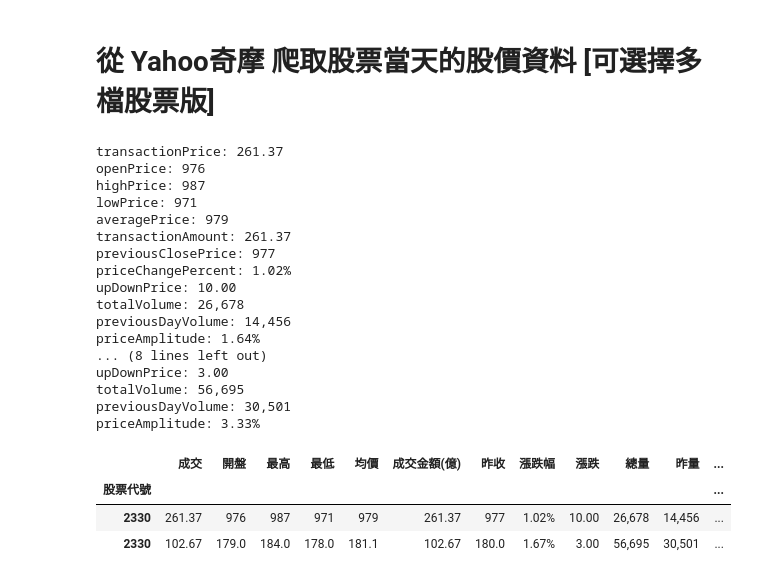
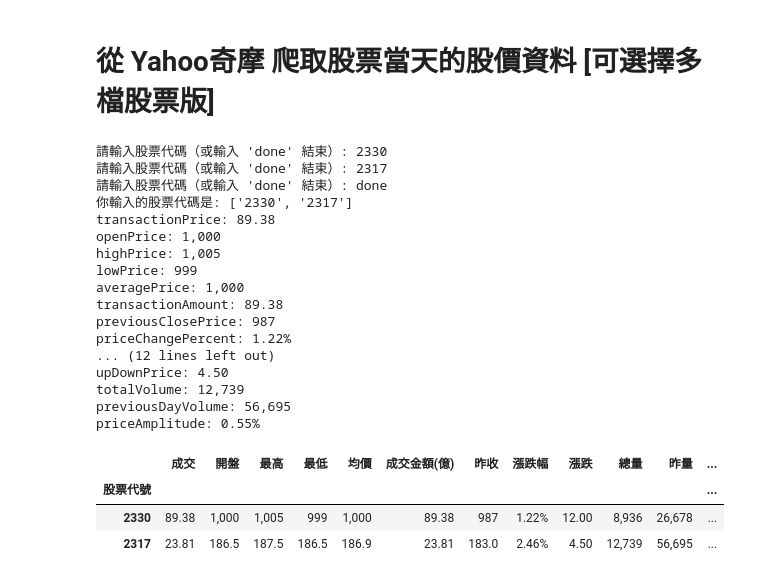
Before and after one commit to vs960945/BigDataAnalyticsForFinance_homework, a Jupyter notebook: 金融大數據分析week2_homewor.ipynb, the cells around one changed output. Drawn from its saved outputs; the diff is of its cells as text; code cells hidden in the pictures.

Commit message:
新增 讓使用者逐個輸入股票代碼 功能

```diff
--- a/金融大數據分析week2_homewor.ipynb
+++ b/金融大數據分析week2_homewor.ipynb
@@ -271,14 +271,26 @@ import pandas as pd
 #apiBaseUrl = "https://tw.stock.yahoo.com/quote/2330.TW"
 
 # 假設這裡有多個股票的代號
-stock_list = ['2330', '2317']  # 這裡列出多個股票代號
+#stock_list = ['2330', '2317']  # 這裡列出多個股票代號
+
+# 初始化空的股票列表
+stock_list = []
+
+# 讓使用者逐個輸入股票代碼
+while True:
+    stock_code = input("請輸入股票代碼（或輸入 'done' 結束）: ")
+    if stock_code.lower() == 'done':  # 檢查使用者是否輸入 'done' 來結束
+        break
+    stock_list.append(stock_code.strip())  # 去除可能的空格並加入列表
+
+print("你輸入的股票代碼是:", stock_list)
 
 # 定義存儲所有股票資料的列表
 all_stock_data = []
 
 # 遍歷每個股票代號
-for stock in stock_list:
-    url = f"https://tw.stock.yahoo.com/quote/{stock}.TW"
+for stockNo in stock_list:
+    url = f"https://tw.stock.yahoo.com/quote/{stockNo}.TW"
     response = requests.get(url)
     soup = BeautifulSoup(response.text, 'html.parser')
 
@@ -349,49 +361,49 @@ for stock in stock_list:
         '最高': prices['highPrice'],
         '最低': prices['lowPrice'],
         '均價': prices['averagePrice'],
         '成交金額(億)': prices['transactionAmount'],
         '昨收': prices['previousClosePrice'],
         '漲跌幅': prices['priceChangePercent'],
         '漲跌': prices['upDownPrice'],
         '總量': prices['totalVolume'],
         '昨量': prices['previousDayVolume'],
         '振幅': prices['priceAmplitude']
     }
 
      # 將股票數據添加到總的列表中
     all_stock_data.append(stock_data)
 
 # 使用 pandas 組裝成表格
 df = pd.DataFrame(all_stock_data)
 df.set_index('股票代號', inplace=True)
 
 # 美化輸出表格
 df.style.set_properties(**{'text-align': 'center'}).set_table_styles(
     [{'selector': 'th', 'props': [('text-align', 'center')]}]
 )
 
 # 打印 DataFrame
 
 df
 # %% [output]
-transactionPrice: 261.37
-openPrice: 976
-highPrice: 987
-lowPrice: 971
-averagePrice: 979
-transactionAmount: 261.37
-previousClosePrice: 977
-priceChangePercent: 1.02%
-upDownPrice: 10.00
-totalVolume: 26,678
-previousDayVolume: 14,456
-priceAmplitude: 1.64%
-... (8 lines left out)
-upDownPrice: 3.00
-totalVolume: 56,695
-previousDayVolume: 30,501
-priceAmplitude: 3.33%
+請輸入股票代碼（或輸入 'done' 結束）: 2330
+請輸入股票代碼（或輸入 'done' 結束）: 2317
+請輸入股票代碼（或輸入 'done' 結束）: done
+你輸入的股票代碼是: ['2330', '2317']
+transactionPrice: 89.38
+openPrice: 1,000
+highPrice: 1,005
+lowPrice: 999
+averagePrice: 1,000
+transactionAmount: 89.38
+previousClosePrice: 987
+priceChangePercent: 1.22%
+... (12 lines left out)
+upDownPrice: 4.50
+totalVolume: 12,739
+previousDayVolume: 56,695
+priceAmplitude: 0.55%
 |  | 成交 | 開盤 | 最高 | 最低 | 均價 | 成交金額(億) | 昨收 | 漲跌幅 | 漲跌 | 總量 | 昨量 | ... |
 | 股票代號 |  |  |  |  |  |  |  |  |  |  |  | ... |
-| 2330 | 261.37 | 976 | 987 | 971 | 979 | 261.37 | 977 | 1.02% | 10.00 | 26,678 | 14,456 | ... |
-| 2330 | 102.67 | 179.0 | 184.0 | 178.0 | 181.1 | 102.67 | 180.0 | 1.67% | 3.00 | 56,695 | 30,501 | ... |
+| 2330 | 89.38 | 1,000 | 1,005 | 999 | 1,000 | 89.38 | 987 | 1.22% | 12.00 | 8,936 | 26,678 | ... |
+| 2317 | 23.81 | 186.5 | 187.5 | 186.5 | 186.9 | 23.81 | 183.0 | 2.46% | 4.50 | 12,739 | 56,695 | ... |
```
